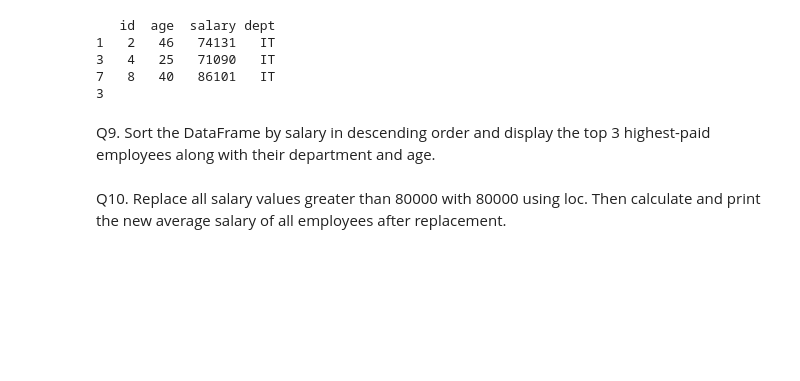
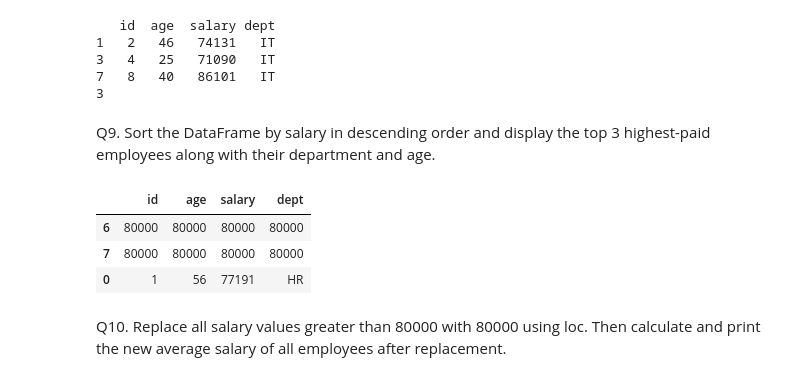
Before and after one commit to Sakib3602/ML-Work, a Jupyter notebook: pandas_numpy_qus.ipynb, the cells around one changed output. Saved outputs shown, nothing was run; the diff lists cells and outputs as text; code cells hidden in the pictures; blank space fills up the shorter version.

```diff
--- a/pandas_numpy_qus.ipynb
+++ b/pandas_numpy_qus.ipynb
@@ -157,5 +158,12 @@ print(len(it))
 3
 # %% [markdown]
 Q9. Sort the DataFrame by salary in descending order and display the top 3 highest-paid employees along with their department and age.
+# %%
+c.sort_values("salary", ascending=False).head(3)
+# %% [output]
+|  | id | age | salary | dept |
+| 6 | 80000 | 80000 | 80000 | 80000 |
+| 7 | 80000 | 80000 | 80000 | 80000 |
+| 0 | 1 | 56 | 77191 | HR |
 # %% [markdown]
 Q10. Replace all salary values greater than 80000 with 80000 using loc. Then calculate and print the new average salary of all employees after replacement.
```
Also changed, not shown: parts of 2 cells of this notebook.
